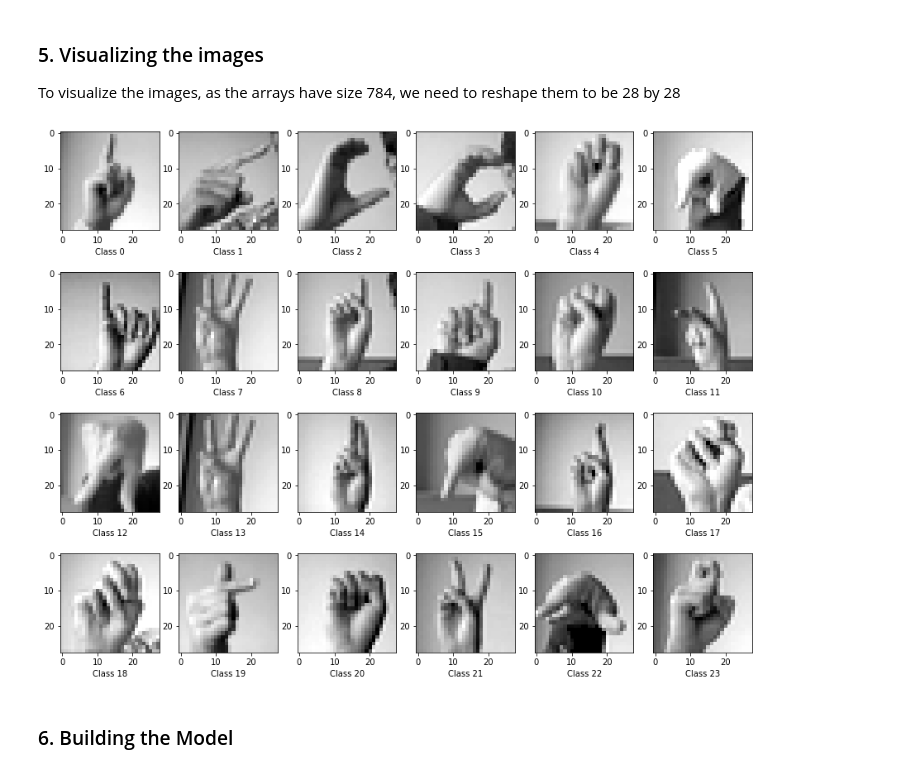
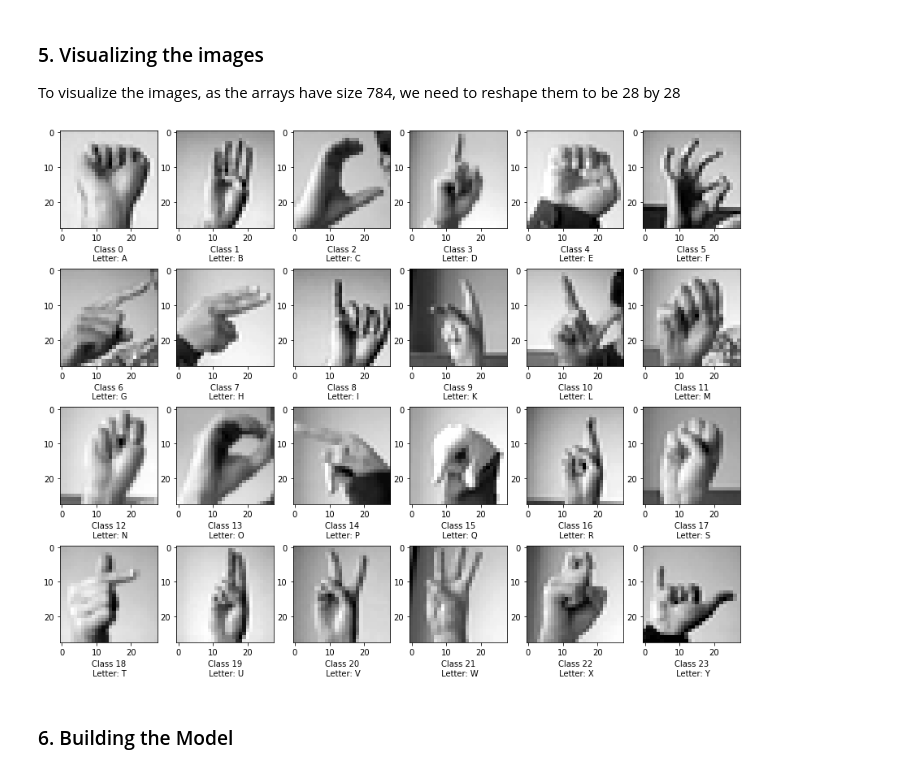
Before and after one commit to GustavoGil13/mnist-american-sign-language, a Jupyter notebook: CNN.ipynb, the cells around one changed output. Drawn from its saved outputs; the diff is of its cells as text; code cells hidden in the pictures.

```diff
--- a/CNN.ipynb
+++ b/CNN.ipynb
@@ -185,13 +188,13 @@ X_test = X_test.reshape(-1, 28, 28, 1)
 # %%
 plt.figure(figsize=(15, 12))
 for n, label in enumerate(sorted(train_labels.unique())):
    i = np.where(train_labels == label)[0][0]
    plt.subplot(4, 6, n + 1)
-   plt.imshow(X_train[n], cmap="gray")
-   plt.xlabel(f"Class {label}")
+   plt.imshow(X_train[i], cmap="gray")
+   plt.xlabel(f"Class {label}\n Letter: {transformer[n]}")
 plt.show()
 # %% [output]
-[figure, old version]
+[figure, new version]
 # %% [markdown]
 ### 6. Building the Model
 # %%
```
Also changed, not shown: parts of 3 cells of this notebook.
